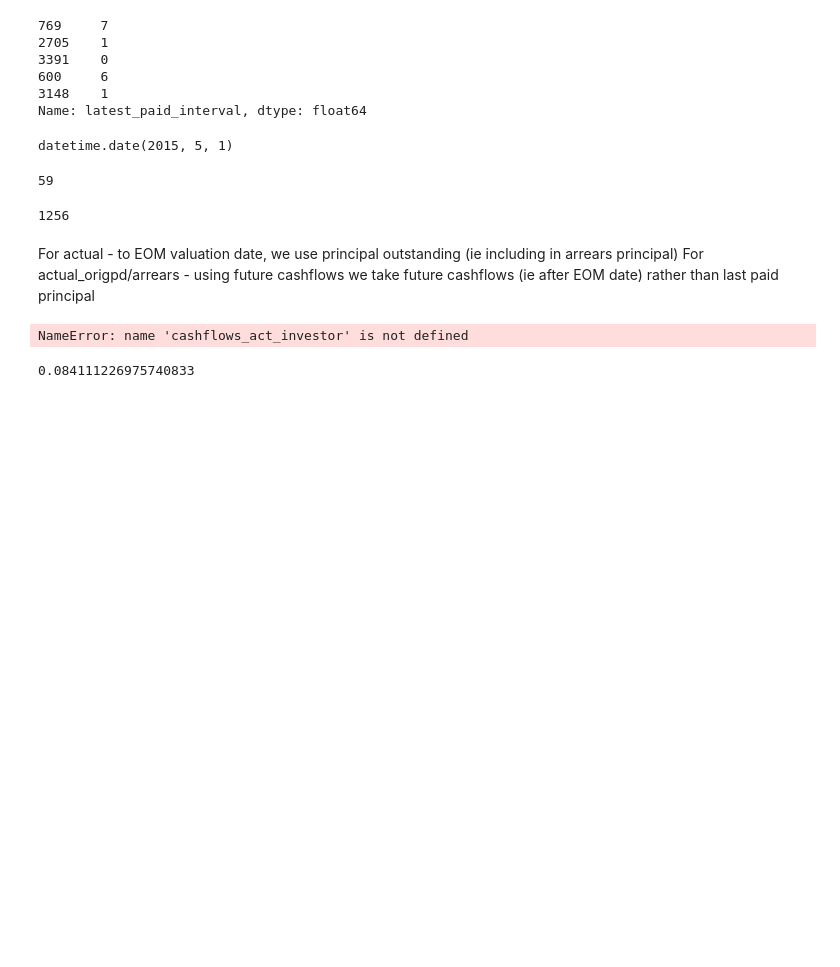
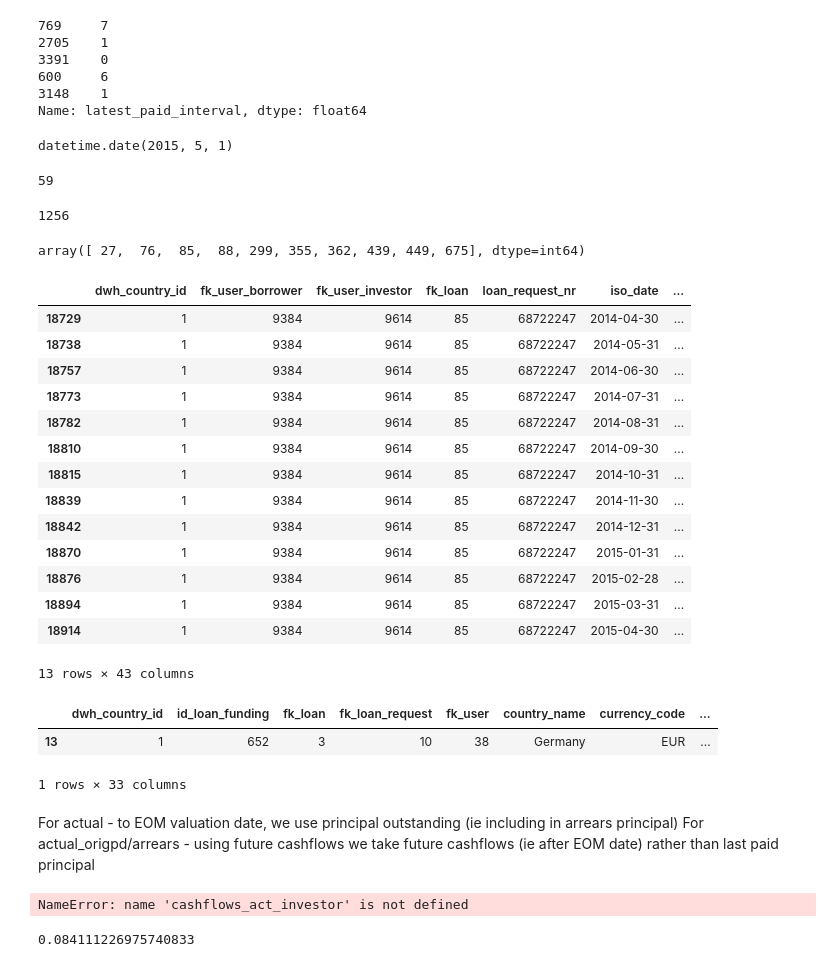
Before and after one commit to seanv507/IPython-Notebooks, a Jupyter notebook: returns01.ipynb, the cells around one changed output. Saved outputs shown, nothing was run; the diff lists cells and outputs as text; code cells hidden in the pictures; blank space fills up the shorter version.

```diff
--- a/returns01.ipynb
+++ b/returns01.ipynb
@@ -844,0 +933,24 @@ datetime.date(2015, 5, 1)
+# %%
+defs=actual_payments_combined.loc[(actual_payments_combined.iso_date==datetime.date(2015,4,30))& (actual_payments_combined.in_arrears_since_days_30360>90),['fk_loan','iso_date','in_arrears_since_days_30360']].fk_loan.unique()
+defs
+# %% [output]
+array([ 27,  76,  85,  88, 299, 355, 362, 439, 449, 675], dtype=int64)
+# %%
+z=actual_payments_combined
+z[(z.fk_loan==85) & (z.fk_user_investor==9614)].to_clipboard()
+# %% [output]
+|  | dwh_country_id | fk_user_borrower | fk_user_investor | fk_loan | loan_request_nr | iso_date | ... |
+| 18729 | 1 | 9384 | 9614 | 85 | 68722247 | 2014-04-30 | ... |
+| 18738 | 1 | 9384 | 9614 | 85 | 68722247 | 2014-05-31 | ... |
+| 18757 | 1 | 9384 | 9614 | 85 | 68722247 | 2014-06-30 | ... |
+| 18773 | 1 | 9384 | 9614 | 85 | 68722247 | 2014-07-31 | ... |
+| 18782 | 1 | 9384 | 9614 | 85 | 68722247 | 2014-08-31 | ... |
+| 18810 | 1 | 9384 | 9614 | 85 | 68722247 | 2014-09-30 | ... |
+| 18815 | 1 | 9384 | 9614 | 85 | 68722247 | 2014-10-31 | ... |
+| 18839 | 1 | 9384 | 9614 | 85 | 68722247 | 2014-11-30 | ... |
+| 18842 | 1 | 9384 | 9614 | 85 | 68722247 | 2014-12-31 | ... |
+| 18870 | 1 | 9384 | 9614 | 85 | 68722247 | 2015-01-31 | ... |
+| 18876 | 1 | 9384 | 9614 | 85 | 68722247 | 2015-02-28 | ... |
+| 18894 | 1 | 9384 | 9614 | 85 | 68722247 | 2015-03-31 | ... |
+| 18914 | 1 | 9384 | 9614 | 85 | 68722247 | 2015-04-30 | ... |
+13 rows × 43 columns
@@ -845,3 +964,10 @@ datetime.date(2015, 5, 1)
+# %%
+z=loan_fundings1
+z[(z.fk_loan==3) & (z.fk_user==38)]
+# %% [output]
+|  | dwh_country_id | id_loan_funding | fk_loan | fk_loan_request | fk_user | country_name | currency_code | ... |
+| 13 | 1 | 652 | 3 | 10 | 38 | Germany | EUR | ... |
+1 rows × 33 columns
 # %% [markdown]
 For actual - to EOM valuation date, we use principal outstanding (ie including in arrears principal)
 For actual_origpd/arrears - using future cashflows we take future cashflows (ie after EOM date) rather than last paid principal
```
Also changed, not shown: parts of 53 cells of this notebook, 1 other file.
